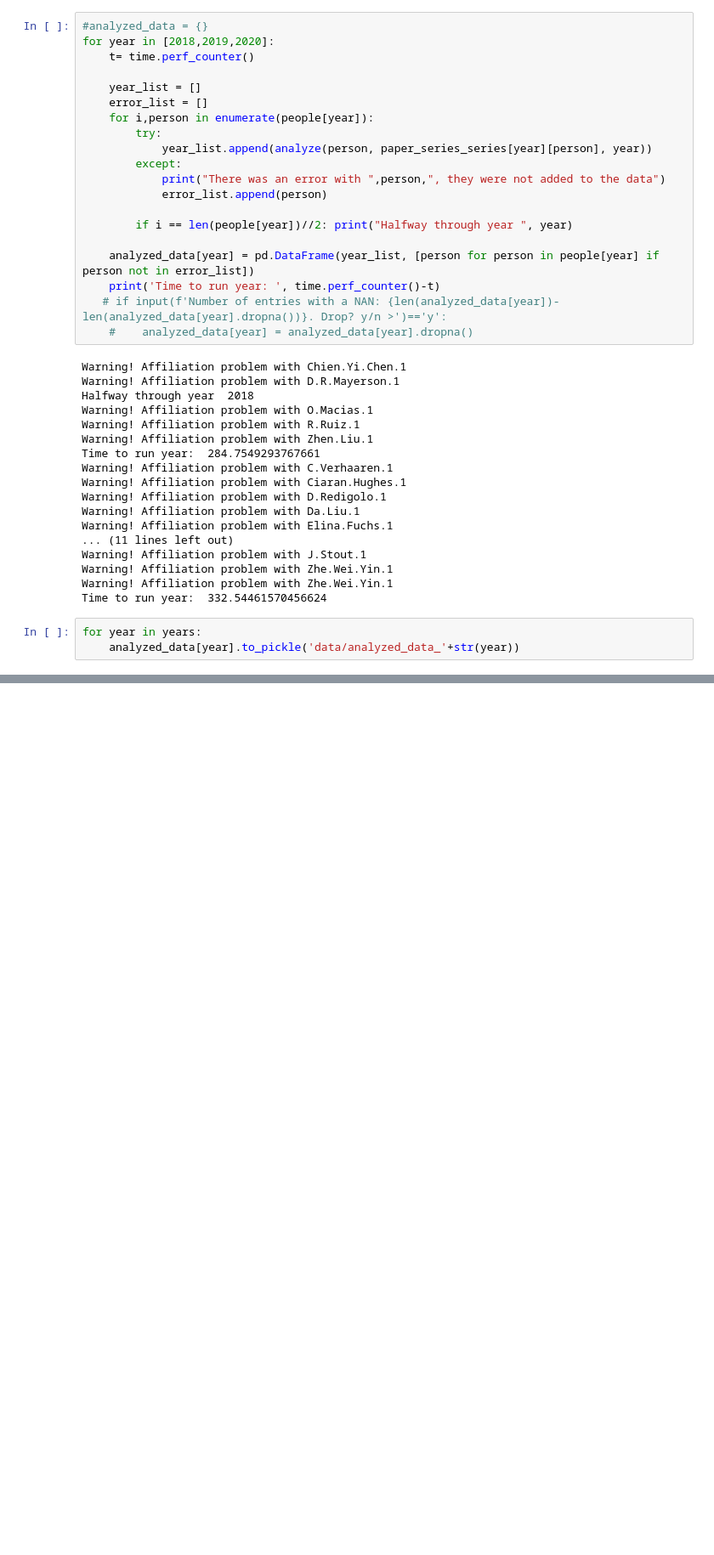
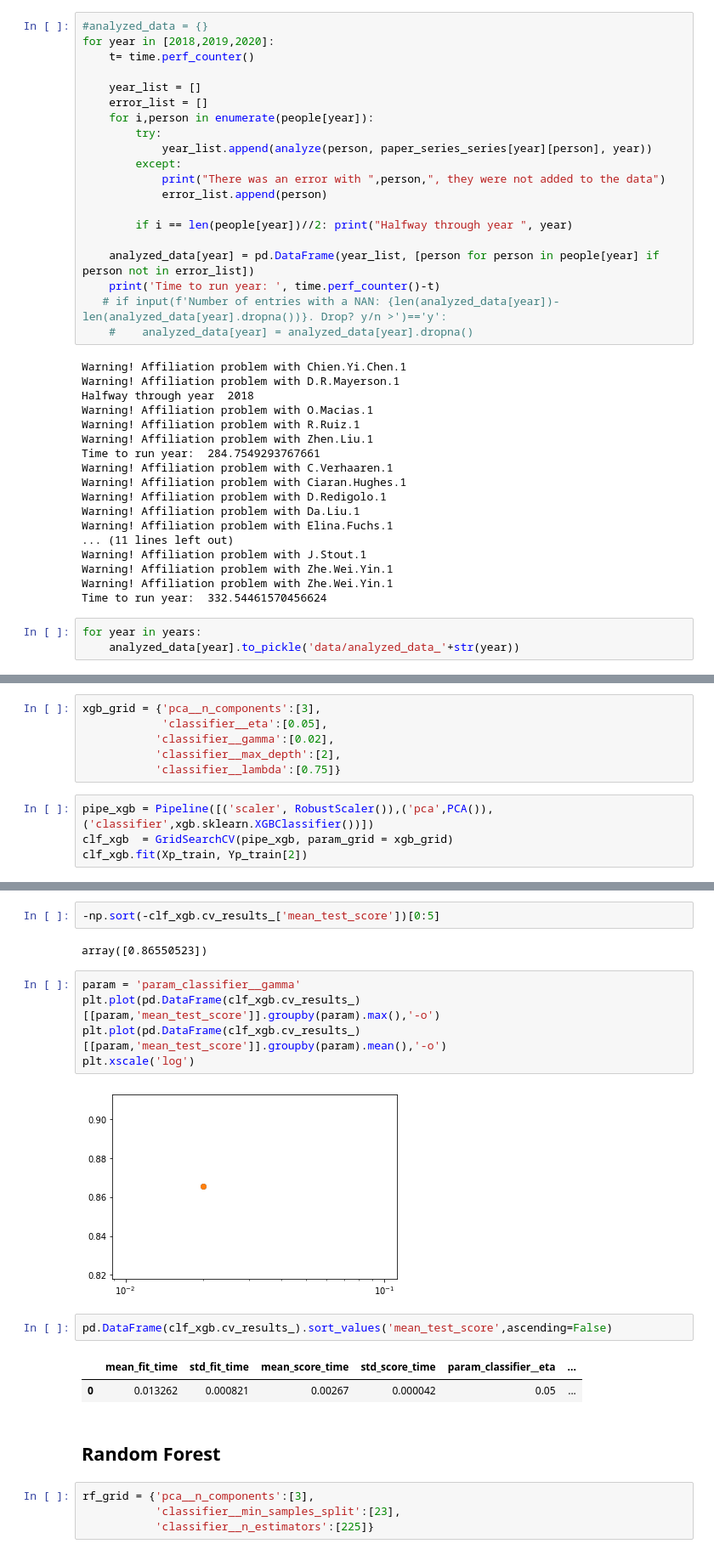
Before and after one commit to psabellagarnier/heprumors, a Jupyter notebook: rumors.ipynb, the cells around one changed output, grey strips where cells are left out. Shown: that part at 85% size. Drawn from its saved outputs; the diff is of its cells as text; blank space fills up the shorter version.

```diff
--- a/rumors.ipynb
+++ b/rumors.ipynb
@@ -245,0 +344,10 @@ plt.title('Number of offers');
+# %%
+xgb_grid = {'pca__n_components':[3],
+            'classifier__eta':[0.05],
+           'classifier__gamma':[0.02],
+           'classifier__max_depth':[2],
+           'classifier__lambda':[0.75]}
+# %%
+pipe_xgb = Pipeline([('scaler', RobustScaler()),('pca',PCA()),('classifier',xgb.sklearn.XGBClassifier())])
+clf_xgb  = GridSearchCV(pipe_xgb, param_grid = xgb_grid)
+clf_xgb.fit(Xp_train, Yp_train[2])
@@ -245,0 +372,22 @@ plt.title('Number of offers');
+# %%
+-np.sort(-clf_xgb.cv_results_['mean_test_score'])[0:5]
+# %% [output]
+array([0.86550523])
+# %%
+param = 'param_classifier__gamma'
+plt.plot(pd.DataFrame(clf_xgb.cv_results_)[[param,'mean_test_score']].groupby(param).max(),'-o')
+plt.plot(pd.DataFrame(clf_xgb.cv_results_)[[param,'mean_test_score']].groupby(param).mean(),'-o')
+plt.xscale('log')
+# %% [output]
+[figure, added]
+# %%
+pd.DataFrame(clf_xgb.cv_results_).sort_values('mean_test_score',ascending=False)
+# %% [output]
+|  | mean_fit_time | std_fit_time | mean_score_time | std_score_time | param_classifier__eta | ... |
+| 0 | 0.013262 | 0.000821 | 0.00267 | 0.000042 | 0.05 | ... |
+# %% [markdown]
+## Random Forest
+# %%
+rf_grid = {'pca__n_components':[3],
+           'classifier__min_samples_split':[23],
+           'classifier__n_estimators':[225]}
```
Also changed, not shown: parts of 41 cells of this notebook, 9 other files.
